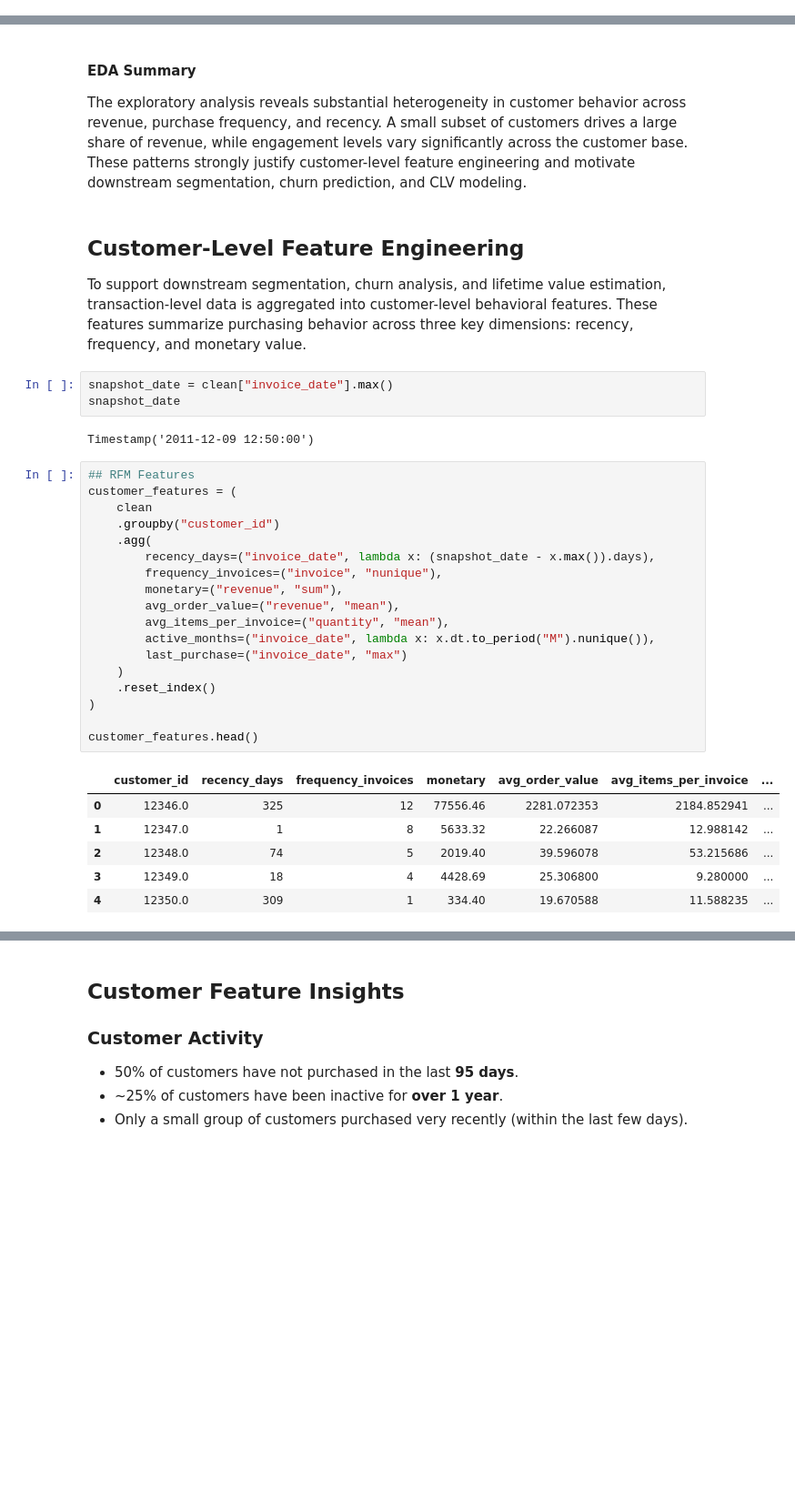
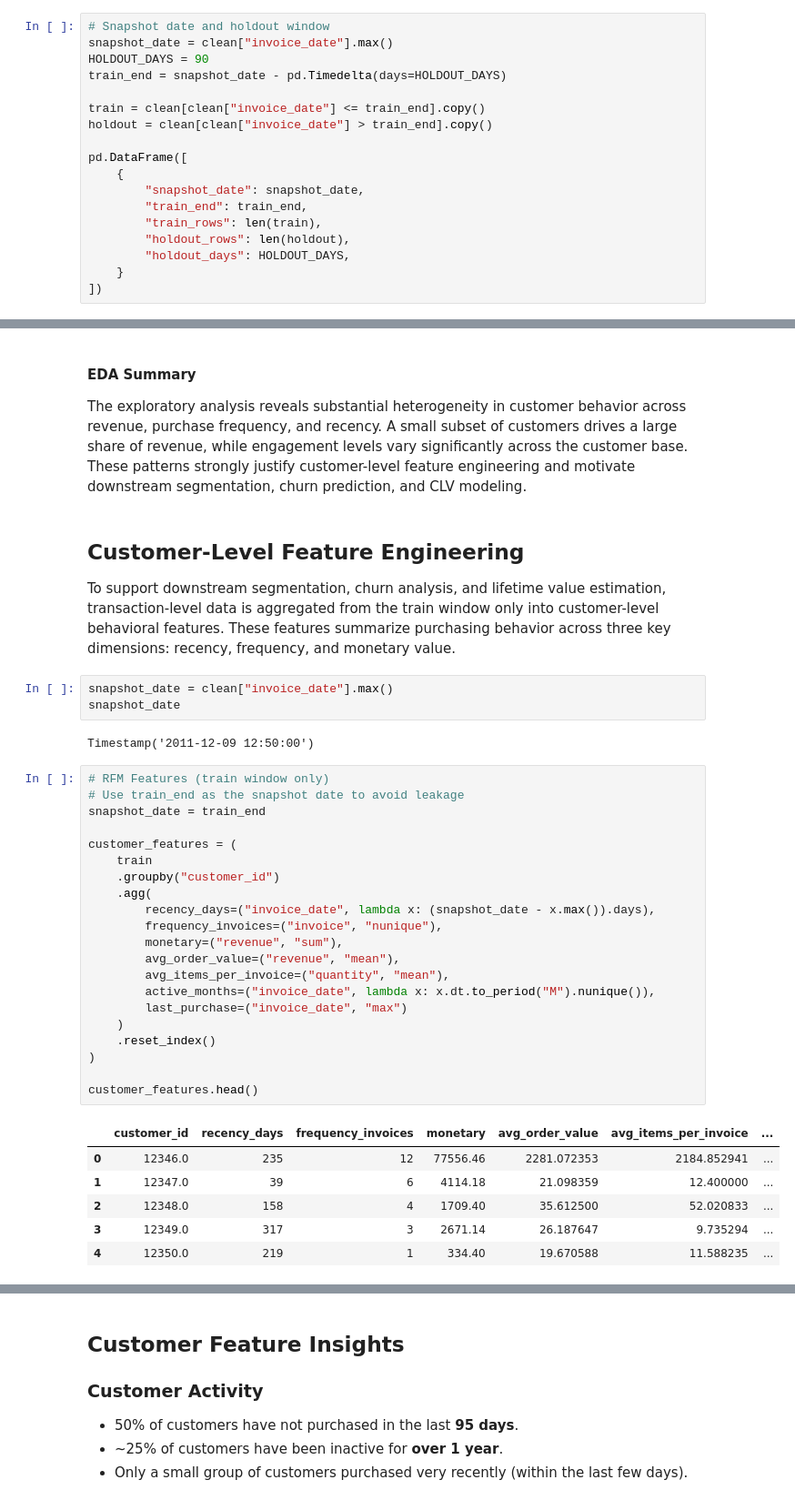
Before and after one commit to sairagamounika/Retail_Customer_Intelligence, a Jupyter notebook: notebooks/01_data_prep_and_eda.ipynb, the cells around one changed output, grey strips where cells are left out. Shown at 91% size. Drawn from its saved outputs; the diff is of its cells as text; blank space fills up the shorter version.

```diff
--- a/notebooks/01_data_prep_and_eda.ipynb
+++ b/notebooks/01_data_prep_and_eda.ipynb
@@ -175,0 +233,18 @@ clean_summary
+# %%
+# Snapshot date and holdout window
+snapshot_date = clean["invoice_date"].max()
+HOLDOUT_DAYS = 90
+train_end = snapshot_date - pd.Timedelta(days=HOLDOUT_DAYS)
+
+train = clean[clean["invoice_date"] <= train_end].copy()
+holdout = clean[clean["invoice_date"] > train_end].copy()
+
+pd.DataFrame([
+    {
+        "snapshot_date": snapshot_date,
+        "train_end": train_end,
+        "train_rows": len(train),
+        "holdout_rows": len(holdout),
+        "holdout_days": HOLDOUT_DAYS,
+    }
+])
@@ -260,37 +412,40 @@ The exploratory analysis reveals substantial heterogeneity in customer behavior
 # %% [markdown]
 ## Customer-Level Feature Engineering
 
-To support downstream segmentation, churn analysis, and lifetime value estimation, transaction-level data is aggregated into customer-level behavioral features. These features summarize purchasing behavior across three key dimensions: recency, frequency, and monetary value.
+To support downstream segmentation, churn analysis, and lifetime value estimation, transaction-level data is aggregated from the train window only into customer-level behavioral features. These features summarize purchasing behavior across three key dimensions: recency, frequency, and monetary value.
 # %%
 snapshot_date = clean["invoice_date"].max()
 snapshot_date
 # %% [output]
 Timestamp('2011-12-09 12:50:00')
 # %%
-## RFM Features
+# RFM Features (train window only)
+# Use train_end as the snapshot date to avoid leakage
+snapshot_date = train_end
+
 customer_features = (
-    clean
+    train
     .groupby("customer_id")
     .agg(
         recency_days=("invoice_date", lambda x: (snapshot_date - x.max()).days),
         frequency_invoices=("invoice", "nunique"),
         monetary=("revenue", "sum"),
         avg_order_value=("revenue", "mean"),
         avg_items_per_invoice=("quantity", "mean"),
         active_months=("invoice_date", lambda x: x.dt.to_period("M").nunique()),
         last_purchase=("invoice_date", "max")
     )
     .reset_index()
 )
 
 customer_features.head()
 # %% [output]
 |  | customer_id | recency_days | frequency_invoices | monetary | avg_order_value | avg_items_per_invoice | ... |
-| 0 | 12346.0 | 325 | 12 | 77556.46 | 2281.072353 | 2184.852941 | ... |
-| 1 | 12347.0 | 1 | 8 | 5633.32 | 22.266087 | 12.988142 | ... |
-| 2 | 12348.0 | 74 | 5 | 2019.40 | 39.596078 | 53.215686 | ... |
-| 3 | 12349.0 | 18 | 4 | 4428.69 | 25.306800 | 9.280000 | ... |
-| 4 | 12350.0 | 309 | 1 | 334.40 | 19.670588 | 11.588235 | ... |
+| 0 | 12346.0 | 235 | 12 | 77556.46 | 2281.072353 | 2184.852941 | ... |
+| 1 | 12347.0 | 39 | 6 | 4114.18 | 21.098359 | 12.400000 | ... |
+| 2 | 12348.0 | 158 | 4 | 1709.40 | 35.612500 | 52.020833 | ... |
+| 3 | 12349.0 | 317 | 3 | 2671.14 | 26.187647 | 9.735294 | ... |
+| 4 | 12350.0 | 219 | 1 | 334.40 | 19.670588 | 11.588235 | ... |
 # %%
 customer_features.info()
 # %% [output]
```
Also changed, not shown: parts of 19 cells of this notebook.
